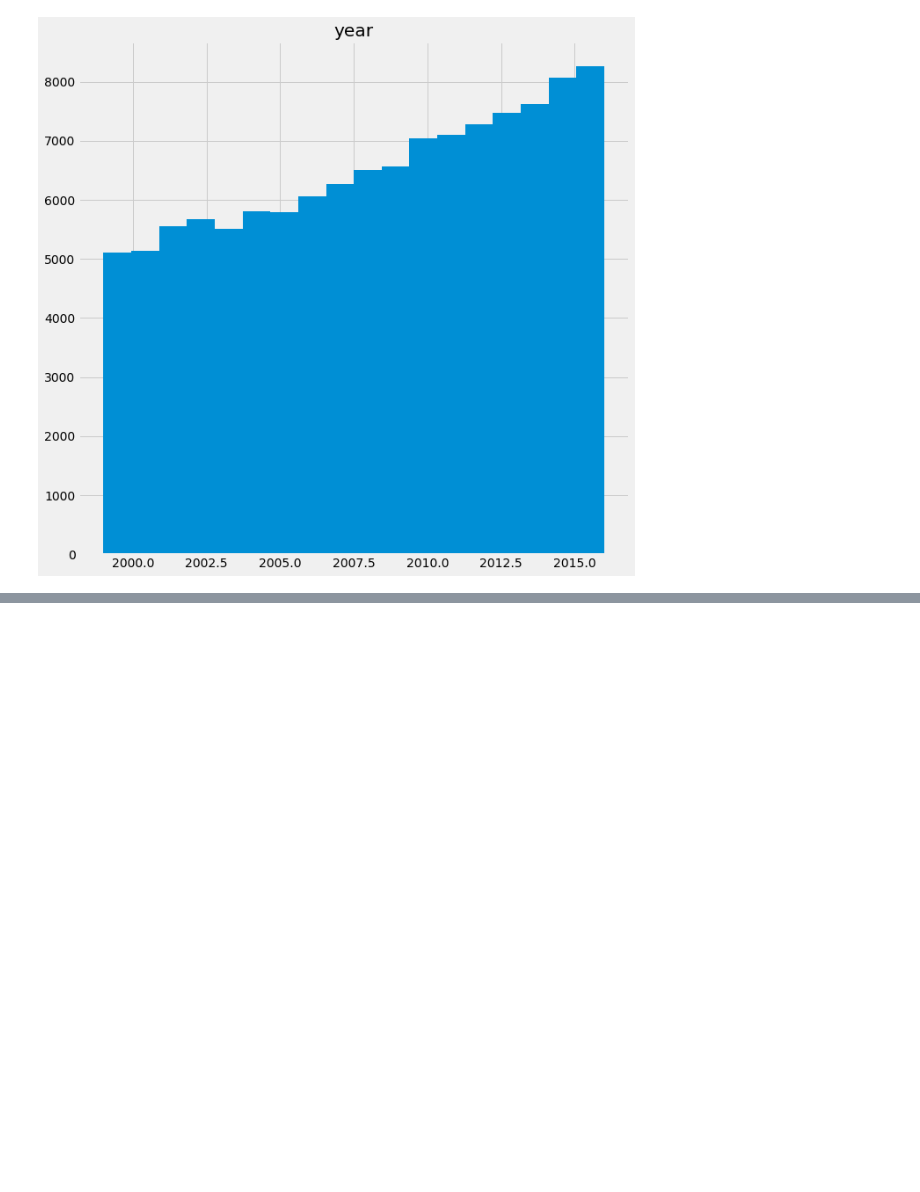
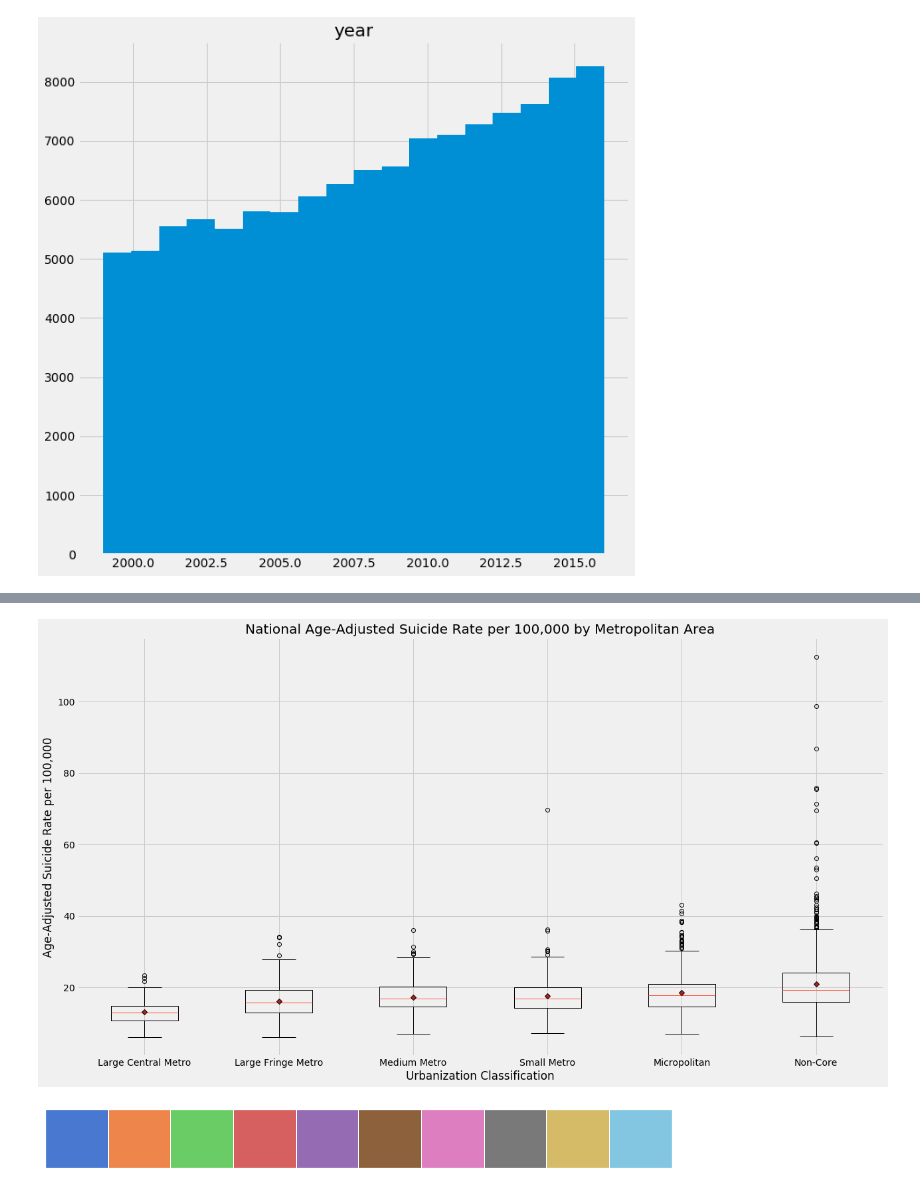
Before and after one commit to A-Hanson/suicide_rate_trends_in_the_us, a Jupyter notebook: notebooks/us_county_initial_viz.ipynb, the cells around one changed output, grey strips where cells are left out. Cells and saved outputs as stored; diff of their text form; code cells hidden in the pictures; blank space fills up the shorter version.

```diff
--- a/notebooks/us_county_initial_viz.ipynb
+++ b/notebooks/us_county_initial_viz.ipynb
@@ -86,0 +114,21 @@ plt.show()
+# %%
+labels = ['Large Central Metro', 'Large Fringe Metro', 'Medium Metro',
+         'Small Metro', 'Micropolitan', 'Non-Core']
+meanpointprops = dict(marker='D', markeredgecolor='black',
+                      markerfacecolor='firebrick')
+fig, ax = plt.subplots(figsize=(18,10))
+ax.boxplot(urbanization_areas_box_plot_df(us_county_agg_df),
+           labels=labels, meanprops=meanpointprops, showmeans=True)
+ax.set_title('National Age-Adjusted Suicide Rate per 100,000 by Metropolitan Area')
+ax.set_xlabel('Urbanization Classification')
+ax.set_ylabel('Age-Adjusted Suicide Rate per 100,000')
+plt.tight_layout()
+plt.savefig('../images/national_six_metro_areas_box_plot.png')
+plt.show()
+# %% [output]
+[figure, added]
+# %%
+import seaborn as sns; sns.set()
+sns.palplot(sns.color_palette('muted'))
+# %% [output]
+[figure, added]
```
Also changed, not shown: parts of 9 cells of this notebook, 11 other files.
